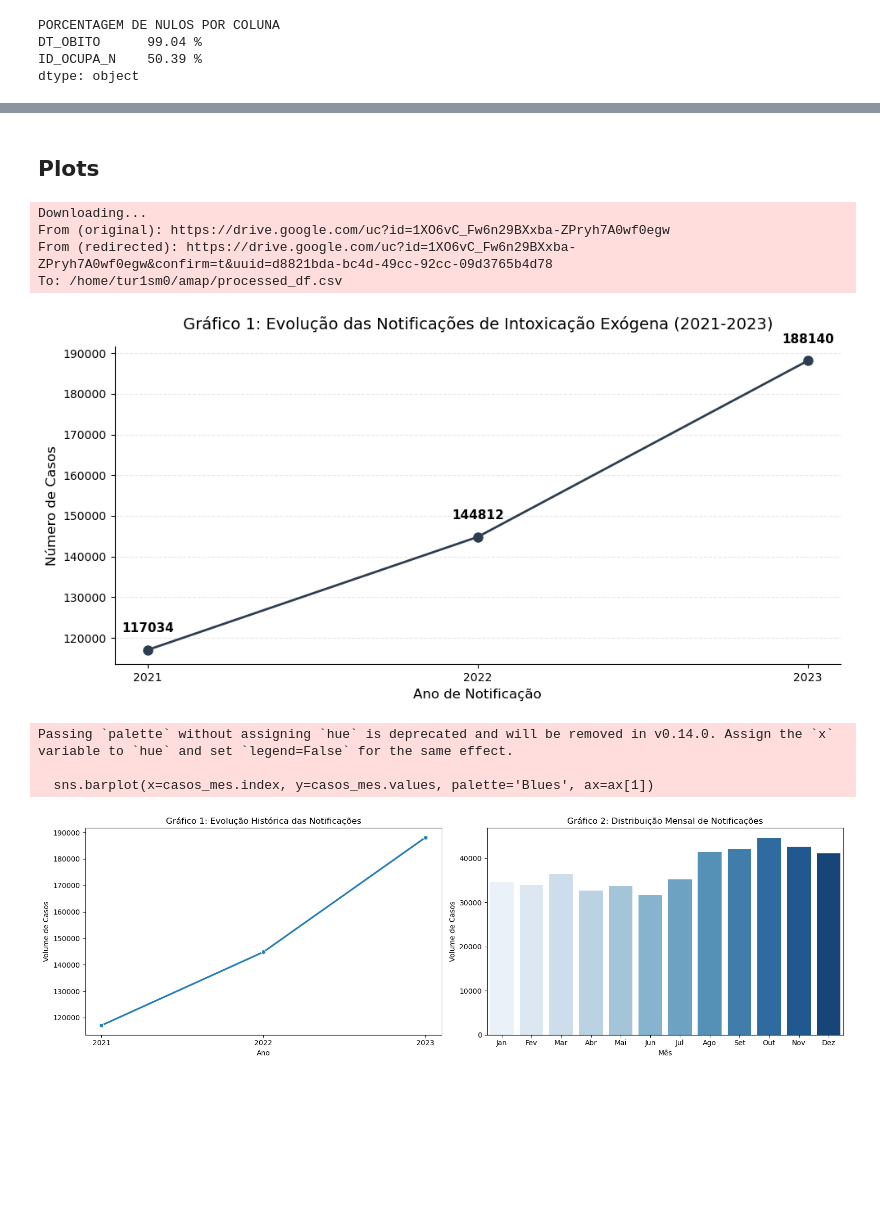
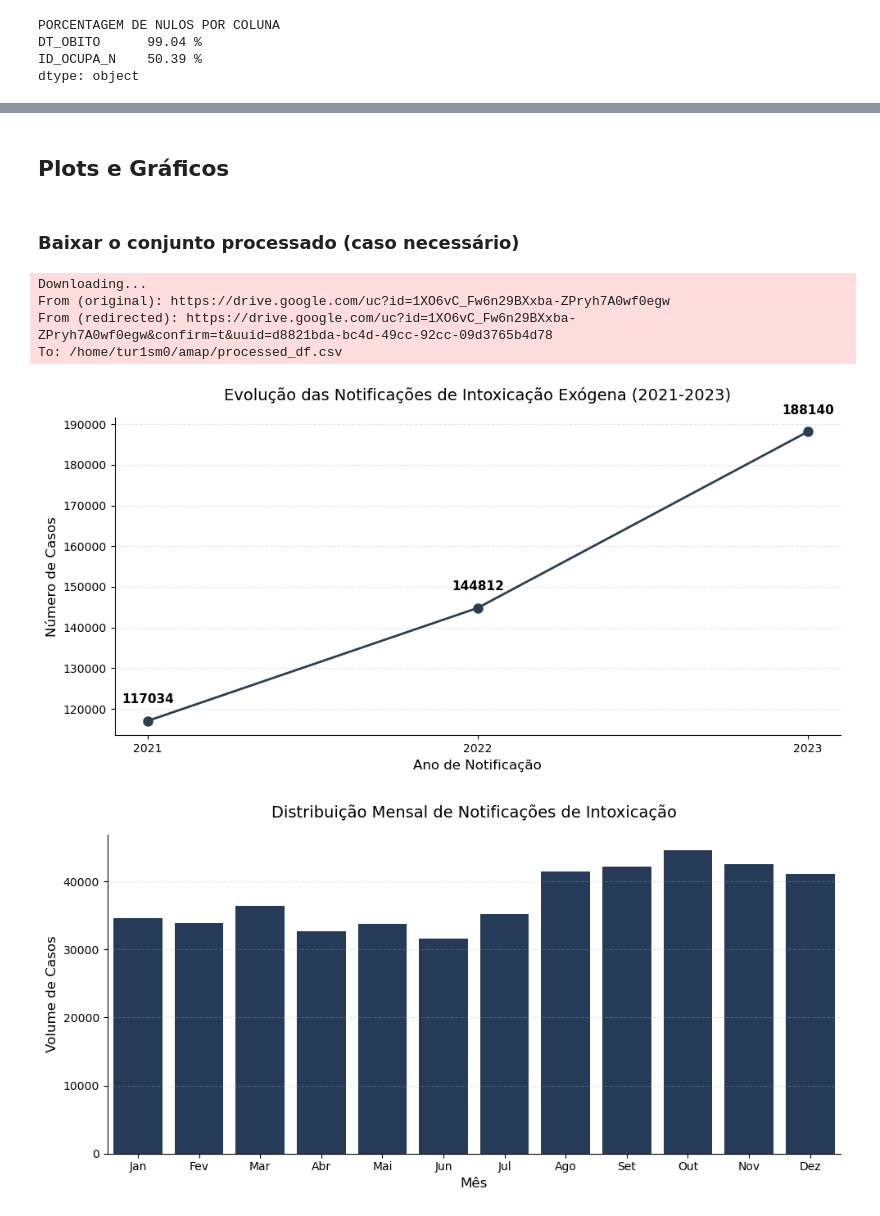
Before and after one commit to DemoreDev/amap, a Jupyter notebook: iexo.ipynb, the cells around one changed output, grey strips where cells are left out. Drawn from its saved outputs; the diff is of its cells as text; code cells hidden in the pictures; blank space fills up the shorter version.

```diff
--- a/iexo.ipynb
+++ b/iexo.ipynb
@@ -379,7 +399,9 @@ dtype: object
 # %%
 df_raw.to_csv("processed_df.csv", index=False)
 # %% [markdown]
-## Plots
+## Plots e Gráficos
+# %% [markdown]
+### Baixar o conjunto processado (caso necessário)
 # %%
 # Baixando o Dataset (rodar se necessário)
 FILE_ID = "1XO6vC_Fw6n29BXxba-ZPryh7A0wf0egw"
@@ -394,69 +415,77 @@ From (original): https://drive.google.com/uc?id=1XO6vC_Fw6n29BXxba-ZPryh7A0wf0eg
 From (redirected): https://drive.google.com/uc?id=1XO6vC_Fw6n29BXxba-ZPryh7A0wf0egw&confirm=t&uuid=d8821bda-bc4d-49cc-92cc-09d3765b4d78
 To: /home/tur1sm0/amap/processed_df.csv
 # %%
-# 1. Extração e contagem segura dos dados
+df = pd.read_csv("processed_data.csv")
+
+# Extração da data
 df['DT_NOTIFIC'] = pd.to_datetime(df['DT_NOTIFIC'], errors='coerce')
 contagem_anos = df['DT_NOTIFIC'].dt.year.value_counts().sort_index()
 
-# 2. Configuração da figura
+# Configuração da figura
 plt.figure(figsize=(10, 5))
 contagem_anos.plot(kind='line', marker='o', color='#2c3e50', lw=2, markersize=8)
 
-# 3. Títulos e rótulos atualizados para a realidade dos dados
-plt.title('Gráfico 1: Evolução das Notificações de Intoxicação Exógena (2021-2023)', fontsize=14, pad=15)
+# Títulos e rótulos
+plt.title('Evolução das Notificações de Intoxicação Exógena (2021-2023)', fontsize=14, pad=15)
 plt.xlabel('Ano de Notificação', fontsize=12)
 plt.ylabel('Número de Casos', fontsize=12)
 
-# 4. Força o eixo X a mostrar apenas os anos exatos (inteiros)
+# Força o eixo X a mostrar apenas os anos
 plt.xticks(contagem_anos.index)
 
-# 5. Adiciona os números exatos em cima de cada ponto do gráfico
+# Adiciona os números em cima de cada ponto do gráfico
 for ano, valor in zip(contagem_anos.index, contagem_anos.values):
-    # O valor * 0.02 empurra o texto um pouquinho para cima da bolinha
     plt.text(ano, valor + (max(contagem_anos.values) * 0.02), f'{int(valor)}',
              ha='center', va='bottom', fontsize=11, fontweight='bold')
 
-# 6. Estética limpa (Grid e remoção de bordas)
+# Estética limpa
 plt.grid(axis='y', alpha=0.3, linestyle='--')
-sns.despine() # Remove as bordas superior e direita do gráfico
+sns.despine()
 plt.tight_layout()
 
-plt.savefig('Grafico1.png', dpi=300, bbox_inches='tight')
+# plt.savefig('evolucao_notific_21_23.png', dpi=300, bbox_inches='tight')
 
 plt.show()
 # %% [output]
-[figure, old version]
+[figure, new version]
 # %%
-# Criando colunas auxiliares de Ano e Mês para os gráficos
-df_raw['Ano'] = df_raw['DT_NOTIFIC'].dt.year
-df_raw['Mes'] = df_raw['DT_NOTIFIC'].dt.month
+# Criando a coluna auxiliar de Mês
+df['Mes'] = df['DT_NOTIFIC'].dt.month
 
-fig, ax = plt.subplots(1, 2, figsize=(16, 5))
+# Configurando o tamanho da figura para 1 único gráfico (mais estreito que o original)
+plt.figure(figsize=(10, 5))
 
-# Gráfico 1 mostra a evolução histórica
-casos_ano = df_raw['Ano'].value_counts().sort_index()
-sns.lineplot(x=casos_ano.index, y=casos_ano.values, marker='o', color='#2980b9', linewidth=2.5, ax=ax[0])
-ax[0].set_title('Gráfico 1: Evolução Histórica das Notificações')
-ax[0].set_ylabel('Volume de Casos')
-ax[0].set_xlabel('Ano')
-ax[0].xaxis.set_major_locator(plt.MaxNLocator(integer=True))
+# Calculando os casos por mês
+casos_mes = df['Mes'].value_counts().sort_index()
 
-# Gráfico 2 mostra a sazonalidade mensal
-casos_mes = df_raw['Mes'].value_counts().sort_index()
-sns.barplot(x=casos_mes.index, y=casos_mes.values, palette='Blues', ax=ax[1])
-ax[1].set_title('Gráfico 2: Distribuição Mensal de Notificações')
-ax[1].set_ylabel('Volume de Casos')
-ax[1].set_xlabel('Mês')
-ax[1].set_xticklabels(['Jan', 'Fev', 'Mar', 'Abr', 'Mai', 'Jun', 'Jul', 'Ago', 'Set', 'Out', 'Nov', 'Dez'])
+# Plotando o gráfico de barras
+sns.barplot(
+    x=casos_mes.index,
+    y=casos_mes.values,
+    color="#1E3A5F",
+    legend=False
+)
 
+# Ajustando títulos e rótulos
+plt.title('Distribuição Mensal de Notificações de Intoxicação', fontsize=14, pad=15)
+plt.ylabel('Volume de Casos', fontsize=12)
+plt.xlabel('Mês', fontsize=12)
+
+# Trocando os números 1 a 12 pelos nomes dos meses formatados
+plt.xticks(
+    ticks=range(12),
+    labels=['Jan', 'Fev', 'Mar', 'Abr', 'Mai', 'Jun', 'Jul', 'Ago', 'Set', 'Out', 'Nov', 'Dez']
+)
+
+# Deixando a estética mais limpa e profissional
+sns.despine()
+plt.grid(axis='y', alpha=0.3, linestyle='--')
 plt.tight_layout()
 
-plt.savefig('Grafico1E2.png', dpi=300, bbox_inches='tight')
+# Salvando a imagem com um nome que faz sentido agora
+#plt.savefig('sazonalidade_mensal.png', dpi=300, bbox_inches='tight')
 
 plt.show()
 # %% [output]
-Passing `palette` without assigning `hue` is deprecated and will be removed in v0.14.0. Assign the `x` variable to `hue` and set `legend=False` for the same effect.
-
-  sns.barplot(x=casos_mes.index, y=casos_mes.values, palette='Blues', ax=ax[1])
-[figure, old version]
+[figure, new version]
 # %%
```
Also changed, not shown: parts of 23 cells of this notebook, 1 other file.
